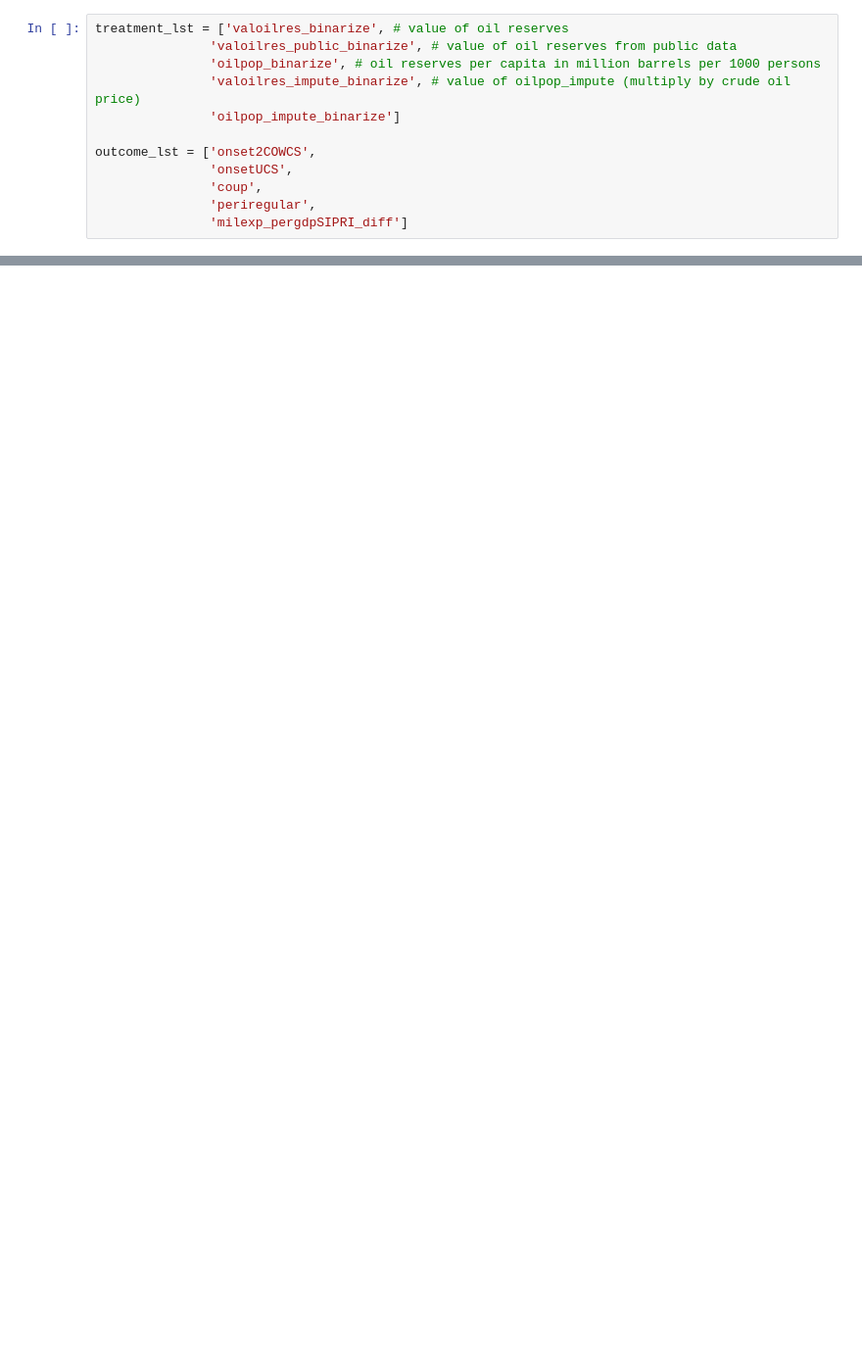
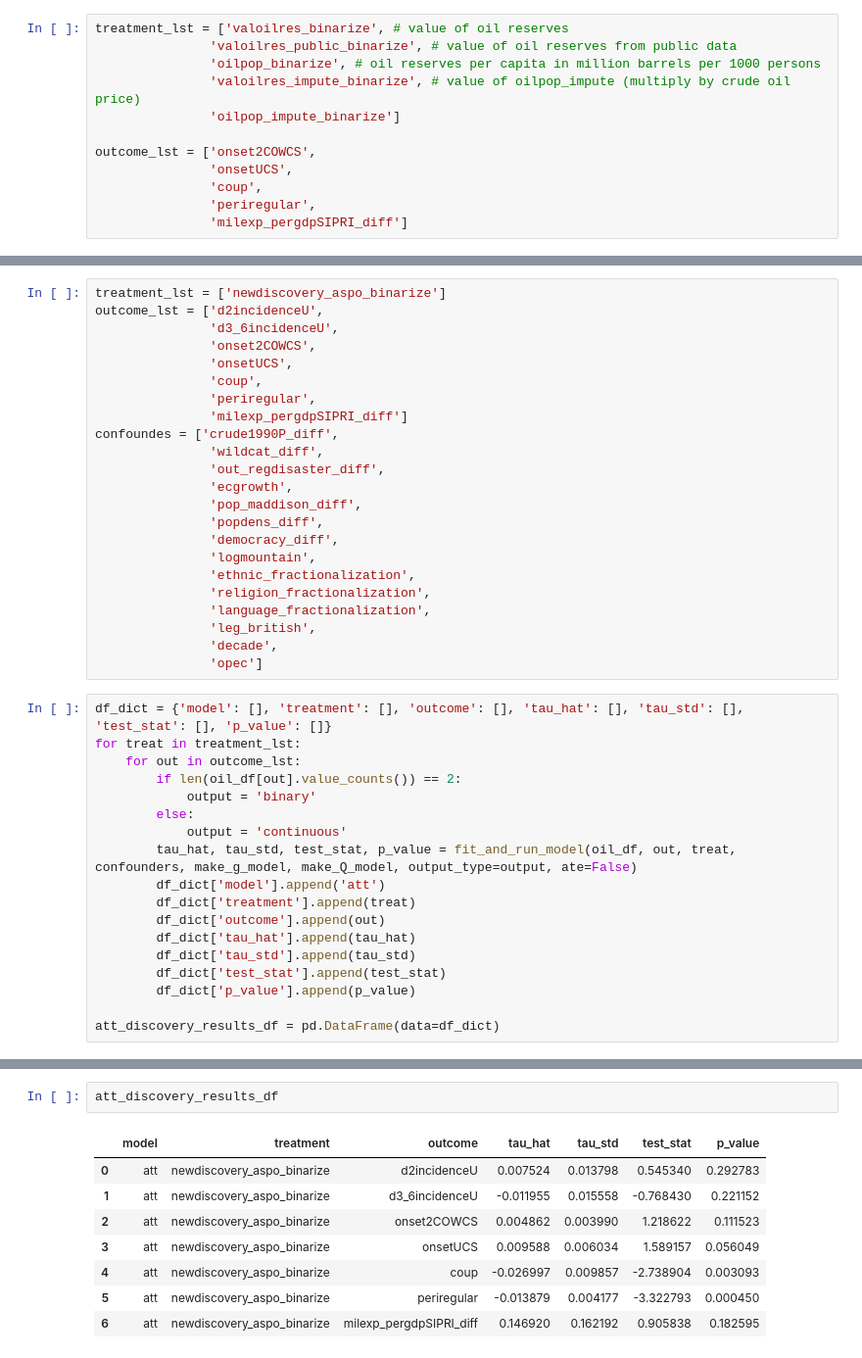
Before and after one commit to wanranzhao/STAT27420-final-code, a Jupyter notebook: Code/model_fitting.ipynb, the cells around one changed output, grey strips where cells are left out. Shown at 98% size. Saved outputs shown, nothing was run; the diff lists cells and outputs as text; blank space fills up the shorter version.

```diff
--- a/Code/model_fitting.ipynb
+++ b/Code/model_fitting.ipynb
@@ -488,0 +365,41 @@ AIPTW model has been fit. Returning τ hat and its standard deviation
+# %%
+treatment_lst = ['newdiscovery_aspo_binarize']
+outcome_lst = ['d2incidenceU',
+               'd3_6incidenceU',
+               'onset2COWCS',
+               'onsetUCS',
+               'coup',
+               'periregular',
+               'milexp_pergdpSIPRI_diff']
+confoundes = ['crude1990P_diff',
+               'wildcat_diff',
+               'out_regdisaster_diff',
+               'ecgrowth',
+               'pop_maddison_diff',
+               'popdens_diff',
+               'democracy_diff',
+               'logmountain',
+               'ethnic_fractionalization',
+               'religion_fractionalization',
+               'language_fractionalization',
+               'leg_british',
+               'decade',
+               'opec']
+# %%
+df_dict = {'model': [], 'treatment': [], 'outcome': [], 'tau_hat': [], 'tau_std': [], 'test_stat': [], 'p_value': []}
+for treat in treatment_lst:
+    for out in outcome_lst:
+        if len(oil_df[out].value_counts()) == 2:
+            output = 'binary'
+        else:
+            output = 'continuous'
+        tau_hat, tau_std, test_stat, p_value = fit_and_run_model(oil_df, out, treat, confounders, make_g_model, make_Q_model, output_type=output, ate=False)
+        df_dict['model'].append('att')
+        df_dict['treatment'].append(treat)
+        df_dict['outcome'].append(out)
+        df_dict['tau_hat'].append(tau_hat)
+        df_dict['tau_std'].append(tau_std)
+        df_dict['test_stat'].append(test_stat)
+        df_dict['p_value'].append(p_value)
+
+att_discovery_results_df = pd.DataFrame(data=df_dict)
@@ -488,0 +424,11 @@ AIPTW model has been fit. Returning τ hat and its standard deviation
+# %%
+att_discovery_results_df
+# %% [output]
+|  | model | treatment | outcome | tau_hat | tau_std | test_stat | p_value |
+| 0 | att | newdiscovery_aspo_binarize | d2incidenceU | 0.007524 | 0.013798 | 0.545340 | 0.292783 |
+| 1 | att | newdiscovery_aspo_binarize | d3_6incidenceU | -0.011955 | 0.015558 | -0.768430 | 0.221152 |
+| 2 | att | newdiscovery_aspo_binarize | onset2COWCS | 0.004862 | 0.003990 | 1.218622 | 0.111523 |
+| 3 | att | newdiscovery_aspo_binarize | onsetUCS | 0.009588 | 0.006034 | 1.589157 | 0.056049 |
+| 4 | att | newdiscovery_aspo_binarize | coup | -0.026997 | 0.009857 | -2.738904 | 0.003093 |
+| 5 | att | newdiscovery_aspo_binarize | periregular | -0.013879 | 0.004177 | -3.322793 | 0.000450 |
+| 6 | att | newdiscovery_aspo_binarize | milexp_pergdpSIPRI_diff | 0.146920 | 0.162192 | 0.905838 | 0.182595 |
```
Also changed, not shown: parts of 24 cells of this notebook, 1 other file.
